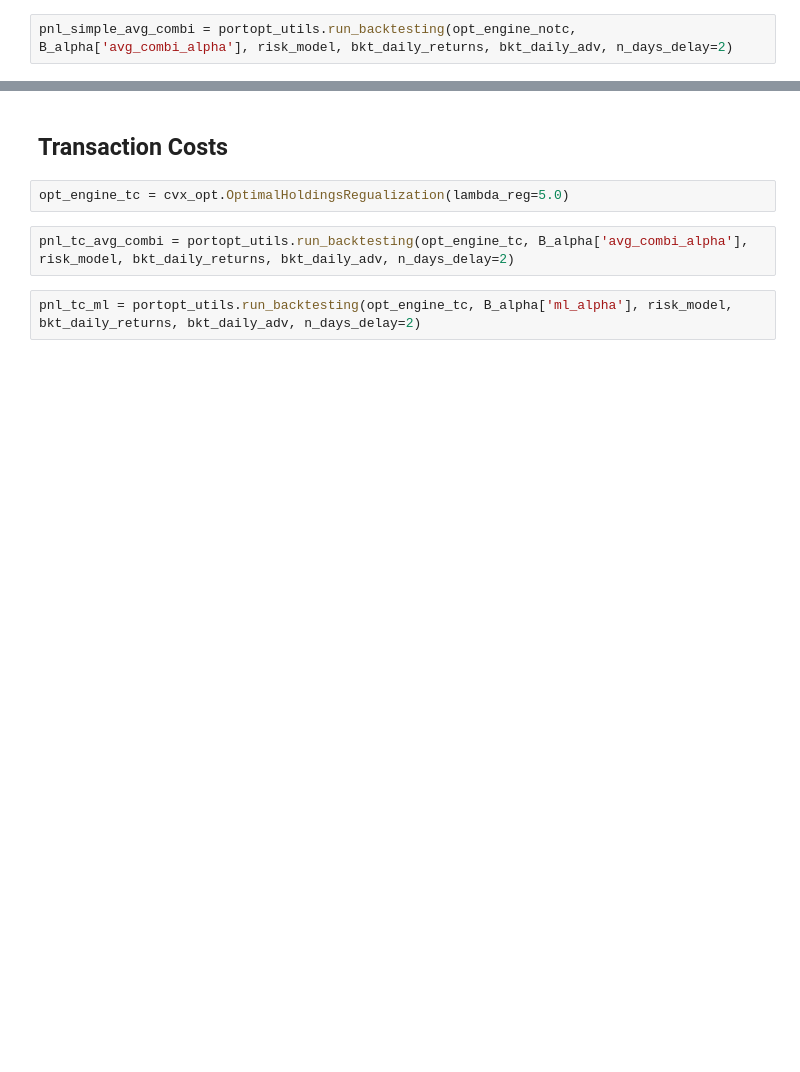
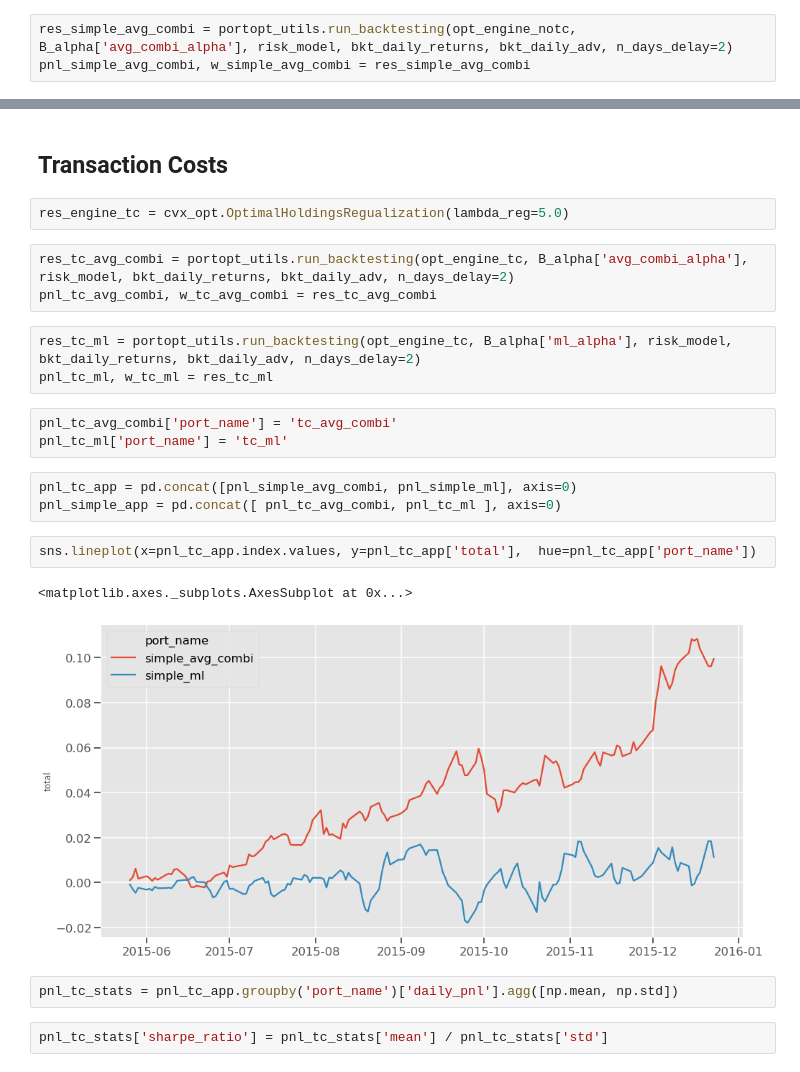
Before and after one commit to manualrg/dslab-ai-for-trading, a Jupyter notebook: notebooks/04_opt_portfolio/03_portop_tc_run_backtesting.ipynb, the cells around one changed output, grey strips where cells are left out. Saved outputs shown, nothing was run; the diff lists cells and outputs as text; blank space fills up the shorter version.

```diff
--- a/notebooks/04_opt_portfolio/03_portop_tc_run_backtesting.ipynb
+++ b/notebooks/04_opt_portfolio/03_portop_tc_run_backtesting.ipynb
@@ -45,5 +42,6 @@ bkt_dates = test_dates.unique()
 bkt_daily_returns = daily_returns.loc[bkt_dates].copy()
 bkt_daily_adv = adv.loc[bkt_dates].copy()
 # %%
-pnl_simple_avg_combi = portopt_utils.run_backtesting(opt_engine_notc, B_alpha['avg_combi_alpha'], risk_model, bkt_daily_returns, bkt_daily_adv, n_days_delay=2)
+res_simple_avg_combi = portopt_utils.run_backtesting(opt_engine_notc, B_alpha['avg_combi_alpha'], risk_model, bkt_daily_returns, bkt_daily_adv, n_days_delay=2)
+pnl_simple_avg_combi, w_simple_avg_combi = res_simple_avg_combi
 # %%
@@ -51,8 +73,25 @@ pnl_simple_ml = portopt_utils.run_backtesting(opt_engine_notc, B_alpha['ml_alpha
 # %% [markdown]
 ## Transaction Costs
 # %%
-opt_engine_tc = cvx_opt.OptimalHoldingsRegualization(lambda_reg=5.0)
+res_engine_tc = cvx_opt.OptimalHoldingsRegualization(lambda_reg=5.0)
 # %%
-pnl_tc_avg_combi = portopt_utils.run_backtesting(opt_engine_tc, B_alpha['avg_combi_alpha'], risk_model, bkt_daily_returns, bkt_daily_adv, n_days_delay=2)
+res_tc_avg_combi = portopt_utils.run_backtesting(opt_engine_tc, B_alpha['avg_combi_alpha'], risk_model, bkt_daily_returns, bkt_daily_adv, n_days_delay=2)
+pnl_tc_avg_combi, w_tc_avg_combi = res_tc_avg_combi
 # %%
-pnl_tc_ml = portopt_utils.run_backtesting(opt_engine_tc, B_alpha['ml_alpha'], risk_model, bkt_daily_returns, bkt_daily_adv, n_days_delay=2)
+res_tc_ml = portopt_utils.run_backtesting(opt_engine_tc, B_alpha['ml_alpha'], risk_model, bkt_daily_returns, bkt_daily_adv, n_days_delay=2)
+pnl_tc_ml, w_tc_ml = res_tc_ml
+# %%
+pnl_tc_avg_combi['port_name'] = 'tc_avg_combi'
+pnl_tc_ml['port_name'] = 'tc_ml'
+# %%
+pnl_tc_app = pd.concat([pnl_simple_avg_combi, pnl_simple_ml], axis=0)
+pnl_simple_app = pd.concat([ pnl_tc_avg_combi, pnl_tc_ml ], axis=0)
+# %%
+sns.lineplot(x=pnl_tc_app.index.values, y=pnl_tc_app['total'],  hue=pnl_tc_app['port_name'])
+# %% [output]
+<matplotlib.axes._subplots.AxesSubplot at 0x...>
+[figure, added]
+# %%
+pnl_tc_stats = pnl_tc_app.groupby('port_name')['daily_pnl'].agg([np.mean, np.std])
+# %%
+pnl_tc_stats['sharpe_ratio'] = pnl_tc_stats['mean'] / pnl_tc_stats['std']
```
Also changed, not shown: parts of 9 cells of this notebook, 1 other file.
